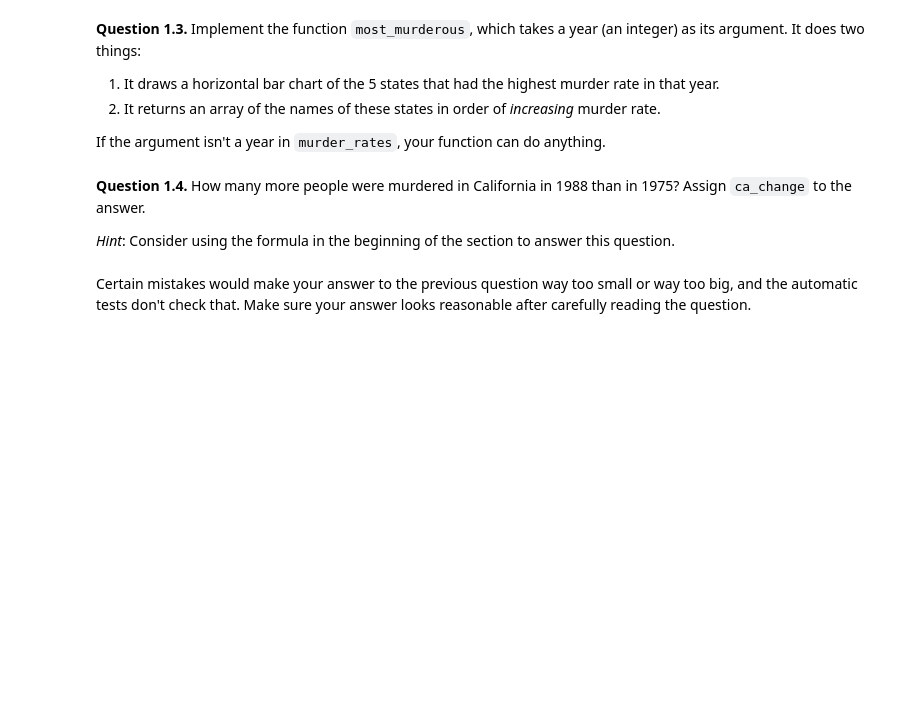
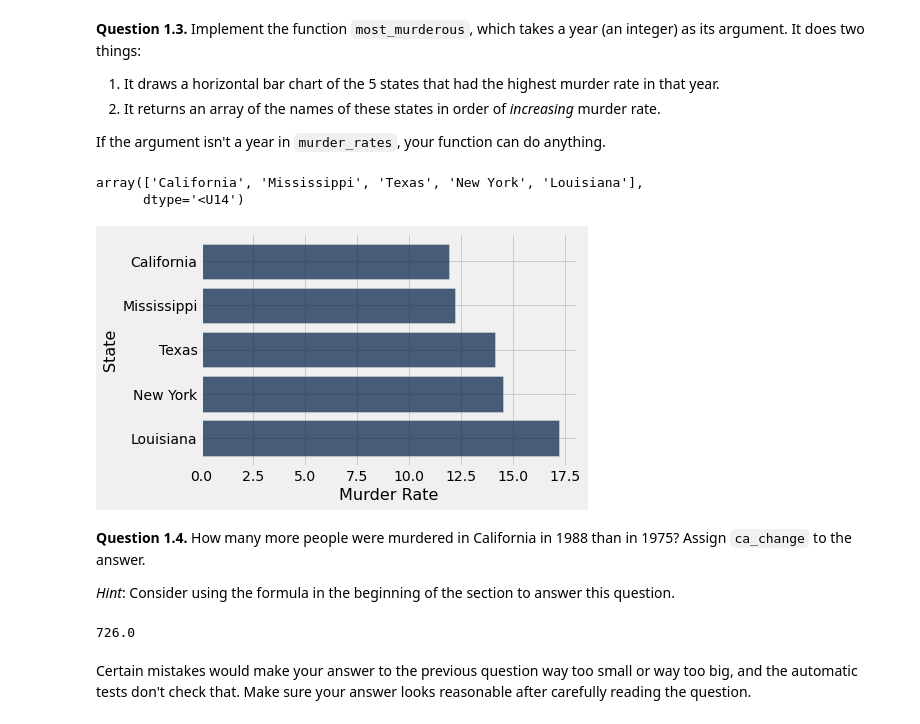
Before and after one commit to bxu22/DS151-Project, a Jupyter notebook: project_1sthalf.ipynb, the cells around one changed output. Drawn from its saved outputs; the diff is of its cells as text; code cells hidden in the pictures; blank space fills up the shorter version.

```diff
--- a/project_1sthalf.ipynb
+++ b/project_1sthalf.ipynb
@@ -96,12 +113,16 @@ If the argument isn't a year in `murder_rates`, your function can do anything.
 # %%
 def most_murderous(year):
     # Fill in this line so that the next 2 lines do what the function
     # is supposed to do.  most should be a table.
-    most = ...
+    most = murder_rates.where('Year', year).sort('Murder Rate', descending=True).take(np.arange(5)).sort('Murder Rate')
     most.barh('State', 'Murder Rate')
     return most.column('State')
 
 most_murderous(1990)
+# %% [output]
+array(['California', 'Mississippi', 'Texas', 'New York', 'Louisiana'],
+      dtype='<U14')
+[figure, added]
 # %% [markdown]
 **Question 1.4.** How many more people were murdered in California in 1988 than in 1975? Assign `ca_change` to the answer.
 
@@ -113,3 +130,13 @@ np.round(ca_change)
+# %%
+ca = murder_rates.where('State', are.equal_to('California'))
+ca_murder_rate_1988 = ca.where('Year', 1988).first('Murder Rate')
+ca_murder_rate_1975 = ca.where('Year', 1975).first('Murder Rate')
+ca_population_1988 = ca.where('Year', 1988).first('Population')
+ca_population_1975 = ca.where('Year', 1975).first('Population')
+ca_change = ca_murder_rate_1988 / 100000 * ca_population_1988 - ca_murder_rate_1975 / 100000 * ca_population_1975
+np.round(ca_change)
+# %% [output]
+726.0
 # %% [markdown]
 Certain mistakes would make your answer to the previous question way too small or way too big, and the automatic tests don't check that.  Make sure your answer looks reasonable after carefully reading the question.
 # %% [markdown]
```
Also changed, not shown: parts of 22 cells of this notebook.
